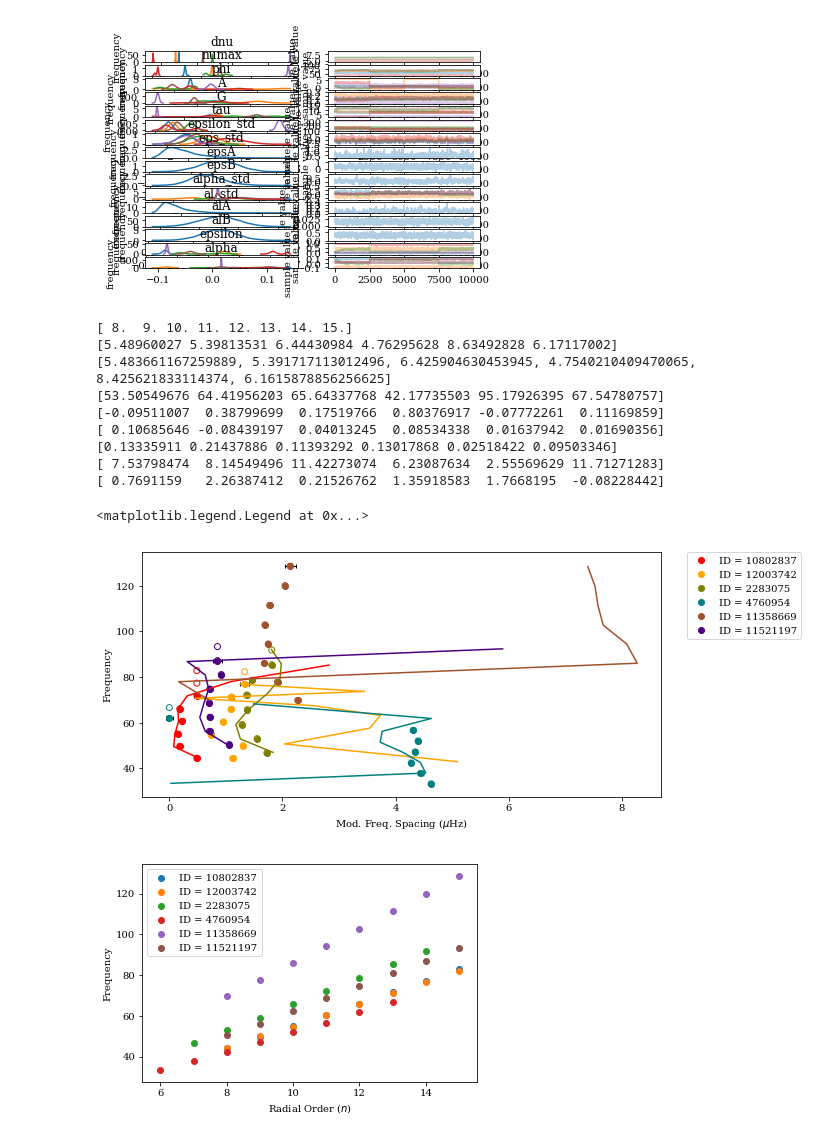
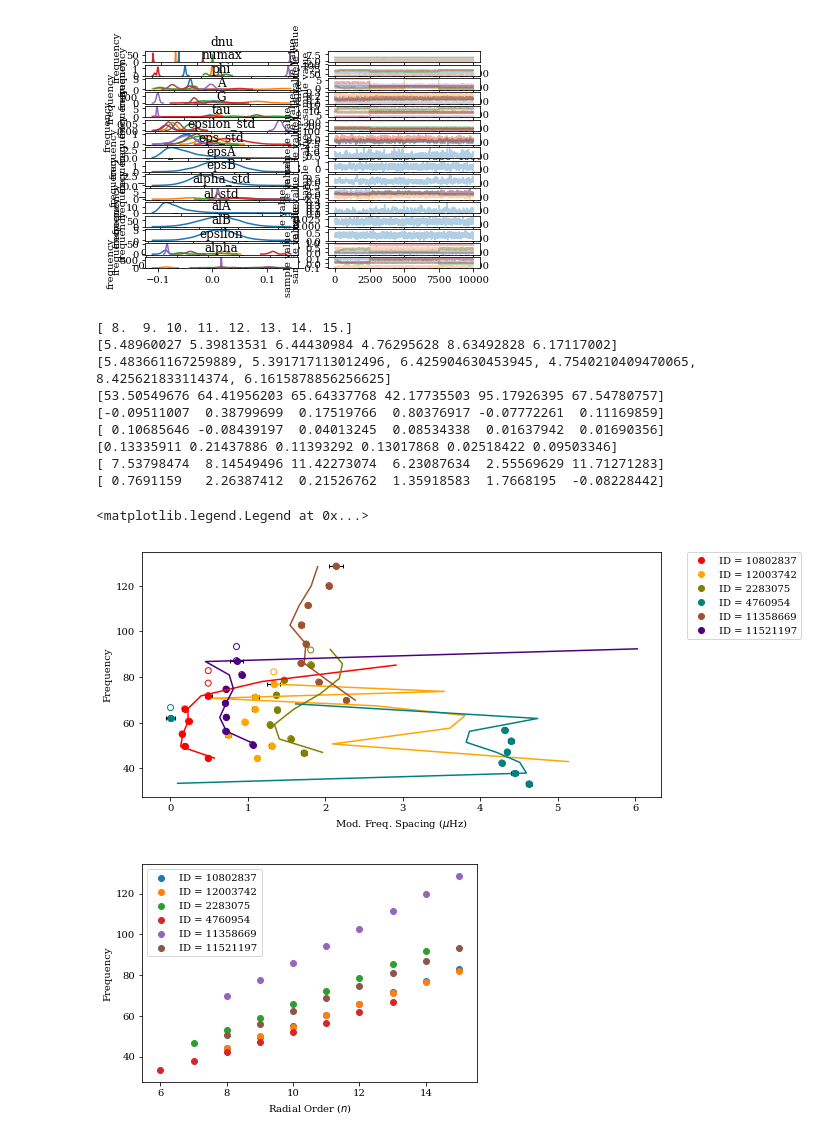
Before and after one commit to daw538/y4project, a Jupyter notebook: Dan_notebooks/rgdata-hbm-tau.ipynb, the cells around one changed output. Saved outputs shown, nothing was run; the diff lists cells and outputs as text; code cells hidden in the pictures.

Commit message:
Corrected typo in plotting command.

```diff
--- a/Dan_notebooks/rgdata-hbm-tau.ipynb
+++ b/Dan_notebooks/rgdata-hbm-tau.ipynb
@@ -333,8 +333,7 @@ for i in np.arange(0,len(IDs),1):
            np.mean(fit['tau'], axis=0)[i]
               )
 
-    ax.plot(g2 % np.mean(fit['dnu'], axis=0)[i], g2,
-             c=colour)
+    ax.plot(g2 % dnu_avgID[i], g2, c=colour)
 '''
 g1 = model(arr_n[0],
            np.mean(fit['dnu'], axis=0)[0],
@@ -352,34 +351,34 @@ plt.plot(g1 % np.mean(fit['dnu'], axis=0)[0], g1,
 '''
 
 print(arr_n[0])
 print(np.mean(fit['dnu'], axis=0))
 print(dnu_avgID)
 print(np.mean(fit['numax'], axis=0))
 print(np.mean(fit['epsilon'], axis=0))
 print(np.mean(fit['alpha'], axis=0))
 print(np.mean(fit['A'], axis=0))
 print(np.mean(fit['G'], axis=0))
 print(np.mean(fit['phi'], axis=0))
 #print(np.mean(fit['tau'], axis=0))
 
 
 plt.legend()
 plt.ylabel('Frequency')
 plt.xlabel(r'Mod. Freq. Spacing ($\mu$Hz)')
 plt.legend(bbox_to_anchor=(1.05, 1), loc=2, borderaxespad=0.)
 #plt.savefig('seminar/somergbseizure.pdf', bbox='tight_layout')
 # %% [output]
 [ 8.  9. 10. 11. 12. 13. 14. 15.]
 [5.48960027 5.39813531 6.44430984 4.76295628 8.63492828 6.17117002]
 [5.483661167259889, 5.391717113012496, 6.425904630453945, 4.7540210409470065, 8.425621833114374, 6.1615878856256625]
 [53.50549676 64.41956203 65.64337768 42.17735503 95.17926395 67.54780757]
 [-0.09511007  0.38799699  0.17519766  0.80376917 -0.07772261  0.11169859]
 [ 0.10685646 -0.08439197  0.04013245  0.08534338  0.01637942  0.01690356]
 [0.13335911 0.21437886 0.11393292 0.13017868 0.02518422 0.09503346]
 [ 7.53798474  8.14549496 11.42273074  6.23087634  2.55569629 11.71271283]
 [ 0.7691159   2.26387412  0.21526762  1.35918583  1.7668195  -0.08228442]
 <matplotlib.legend.Legend at 0x...>
-[figure, old version]
+[figure, new version]
 # %%
 %matplotlib inline
 plt.figure(2)
```
